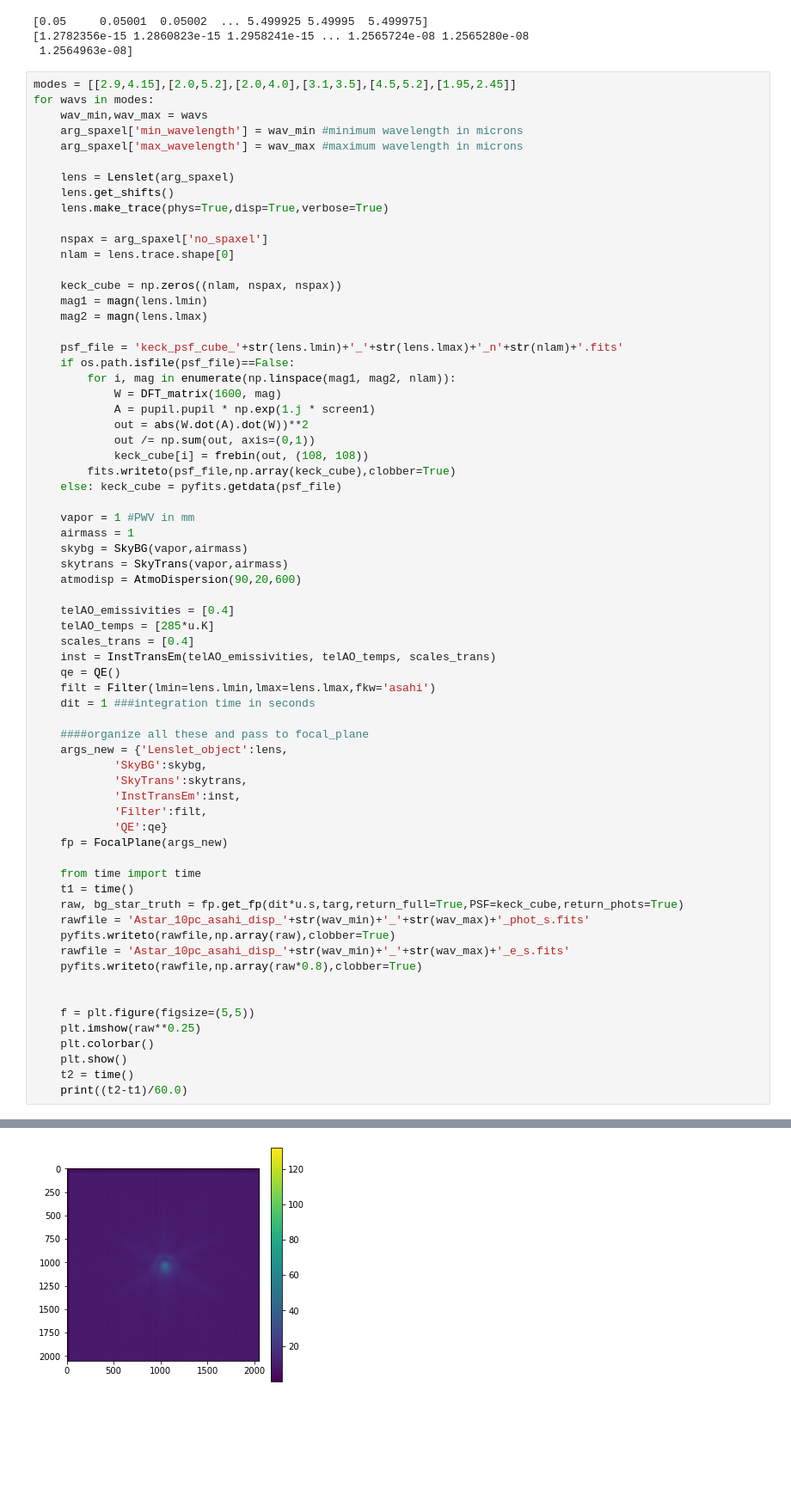
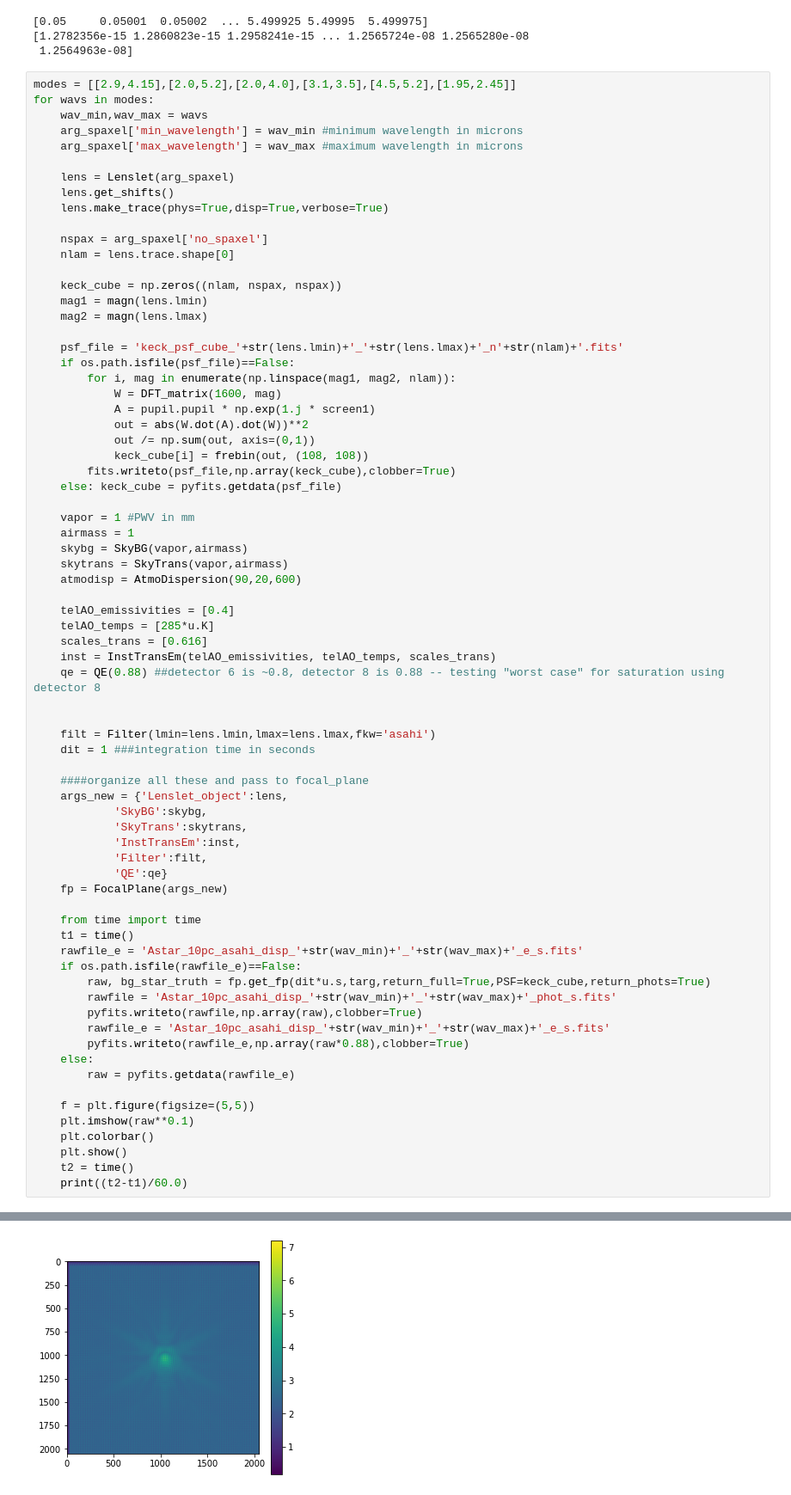
Before and after one commit to scalessim/scalessim, a Jupyter notebook: scales_photons_Astar.ipynb, the cells around one changed output, grey strips where cells are left out. Shown at 86% size. Saved outputs shown, nothing was run; the diff lists cells and outputs as text; blank space fills up the shorter version.

```diff
--- a/scales_photons_Astar.ipynb
+++ b/scales_photons_Astar.ipynb
@@ -125,9 +125,11 @@ for wavs in modes:
 
     telAO_emissivities = [0.4]
     telAO_temps = [285*u.K]
-    scales_trans = [0.4]
+    scales_trans = [0.616]
     inst = InstTransEm(telAO_emissivities, telAO_temps, scales_trans)
-    qe = QE()
+    qe = QE(0.88) ##detector 6 is ~0.8, detector 8 is 0.88 -- testing "worst case" for saturation using detector 8
+
+
     filt = Filter(lmin=lens.lmin,lmax=lens.lmax,fkw='asahi')
     dit = 1 ###integration time in seconds
 
@@ -142,15 +144,18 @@ for wavs in modes:
 
     from time import time
     t1 = time()
-    raw, bg_star_truth = fp.get_fp(dit*u.s,targ,return_full=True,PSF=keck_cube,return_phots=True)
-    rawfile = 'Astar_10pc_asahi_disp_'+str(wav_min)+'_'+str(wav_max)+'_phot_s.fits'
-    pyfits.writeto(rawfile,np.array(raw),clobber=True)
-    rawfile = 'Astar_10pc_asahi_disp_'+str(wav_min)+'_'+str(wav_max)+'_e_s.fits'
-    pyfits.writeto(rawfile,np.array(raw*0.8),clobber=True)
-
+    rawfile_e = 'Astar_10pc_asahi_disp_'+str(wav_min)+'_'+str(wav_max)+'_e_s.fits'
+    if os.path.isfile(rawfile_e)==False:
+        raw, bg_star_truth = fp.get_fp(dit*u.s,targ,return_full=True,PSF=keck_cube,return_phots=True)
+        rawfile = 'Astar_10pc_asahi_disp_'+str(wav_min)+'_'+str(wav_max)+'_phot_s.fits'
+        pyfits.writeto(rawfile,np.array(raw),clobber=True)
+        rawfile_e = 'Astar_10pc_asahi_disp_'+str(wav_min)+'_'+str(wav_max)+'_e_s.fits'
+        pyfits.writeto(rawfile_e,np.array(raw*0.88),clobber=True)
+    else:
+        raw = pyfits.getdata(rawfile_e)
 
     f = plt.figure(figsize=(5,5))
-    plt.imshow(raw**0.25)
+    plt.imshow(raw**0.1)
     plt.colorbar()
     plt.show()
     t2 = time()
@@ -194 +168 @@ making full raw image
-[figure, old version]
+[figure, new version]
```
Also changed, not shown: parts of 2 cells of this notebook, 13 other files.
